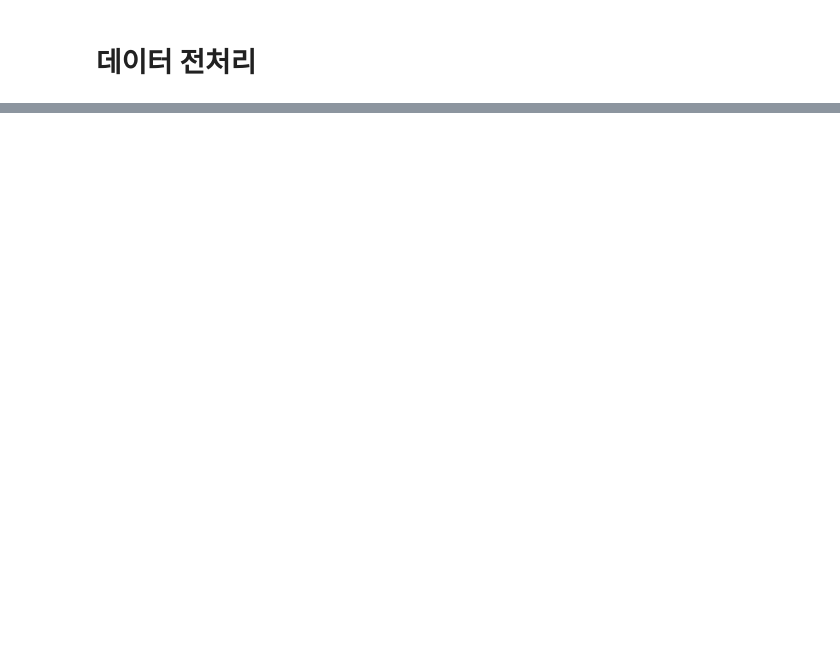
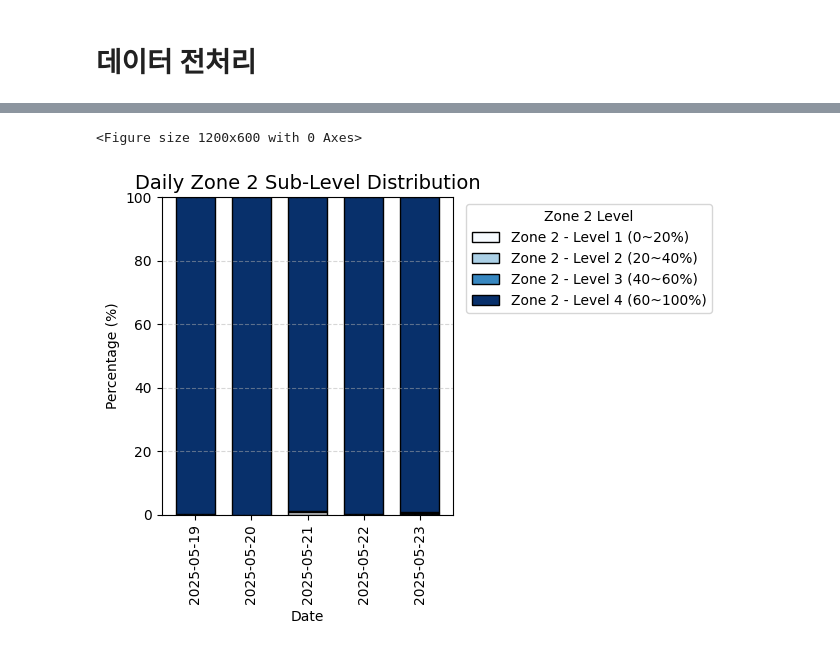
Before and after one commit to Mattlee10/Matt_Labs, a Jupyter notebook: 25_05.ipynb, the cells around one changed output, grey strips where cells are left out. Drawn from its saved outputs; the diff is of its cells as text; code cells hidden in the pictures; blank space fills up the shorter version.

```diff
--- a/25_05.ipynb
+++ b/25_05.ipynb
@@ -117,0 +313,5 @@ def preprocess_zone2(df, start_date="2025-04-01", end_date="2025-04-30", resampl
+# %%
+df_zone2_detailed, zone2_min, zone2_max = detect_zone2_detailed(df_hr, age=31, resting_hr=60)
+
+# 예시 출력
+print(df_zone2_detailed[['timestamp', 'hr', 'zone2_level']].head())
@@ -117,0 +397,37 @@ def preprocess_zone2(df, start_date="2025-04-01", end_date="2025-04-30", resampl
+# %%
+def summarize_zone2_levels_by_date(df_zone2_detailed):
+    """
+    날짜별 Zone 2 레벨 비율 요약 테이블 생성 (0~100%)
+    """
+    df = df_zone2_detailed[df_zone2_detailed['zone2_level'].str.startswith('Zone 2')].copy()
+    df['date'] = df['timestamp'].dt.date
+
+    level_counts = df.groupby(['date', 'zone2_level']).size().unstack(fill_value=0)
+    level_ratio = level_counts.div(level_counts.sum(axis=1), axis=0) * 100  # 퍼센트 비율
+
+    return level_ratio.round(2)
+# %%
+import matplotlib.pyplot as plt
+
+def plot_zone2_levels_by_date(df_zone2_detailed):
+    """
+    날짜별 Zone 2 레벨 비율을 스택 막대그래프로 시각화
+    """
+    df_summary = summarize_zone2_levels_by_date(df_zone2_detailed)
+
+    plt.figure(figsize=(12, 6))
+    df_summary.plot(kind='bar', stacked=True, colormap='Blues', edgecolor='black', width=0.7)
+
+    plt.title('Daily Zone 2 Sub-Level Distribution', fontsize=14)
+    plt.xlabel('Date')
+    plt.ylabel('Percentage (%)')
+    plt.ylim(0, 100)
+    plt.legend(title='Zone 2 Level', bbox_to_anchor=(1.02, 1), loc='upper left')
+    plt.grid(axis='y', linestyle='--', alpha=0.5)
+    plt.tight_layout()
+    plt.show()
+# %%
+plot_zone2_levels_by_date(df_zone2_detailed)
+# %% [output]
+<Figure size 1200x600 with 0 Axes>
+[figure, added]
```
Also changed, not shown: parts of 24 cells of this notebook.
